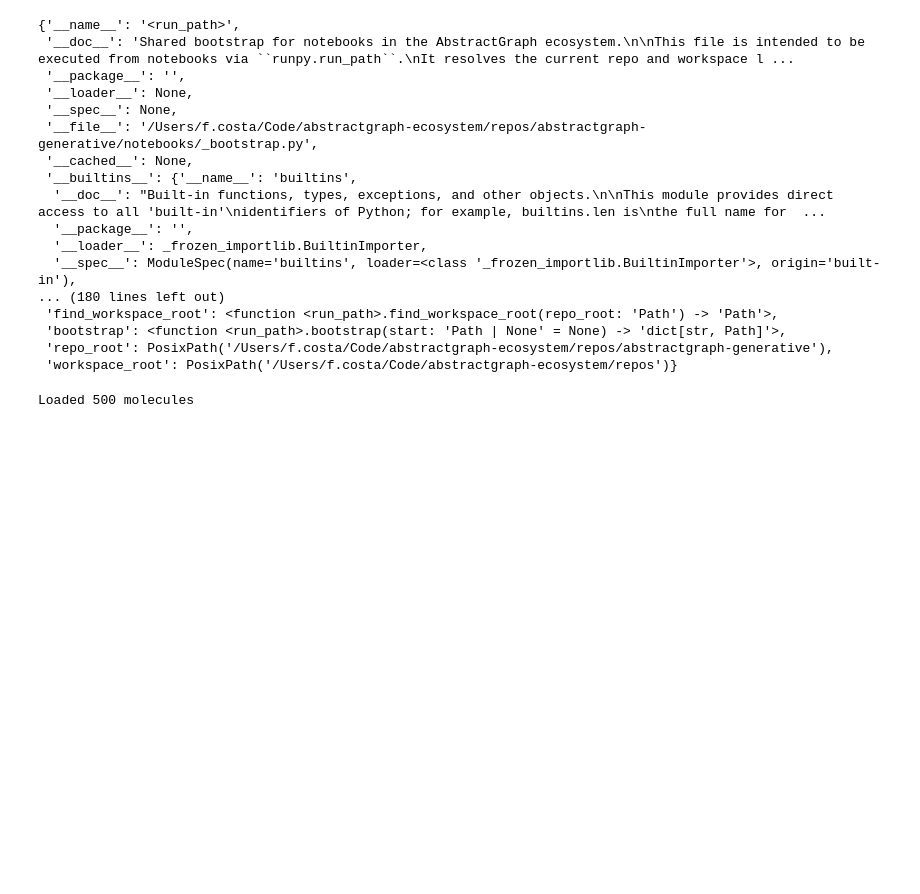
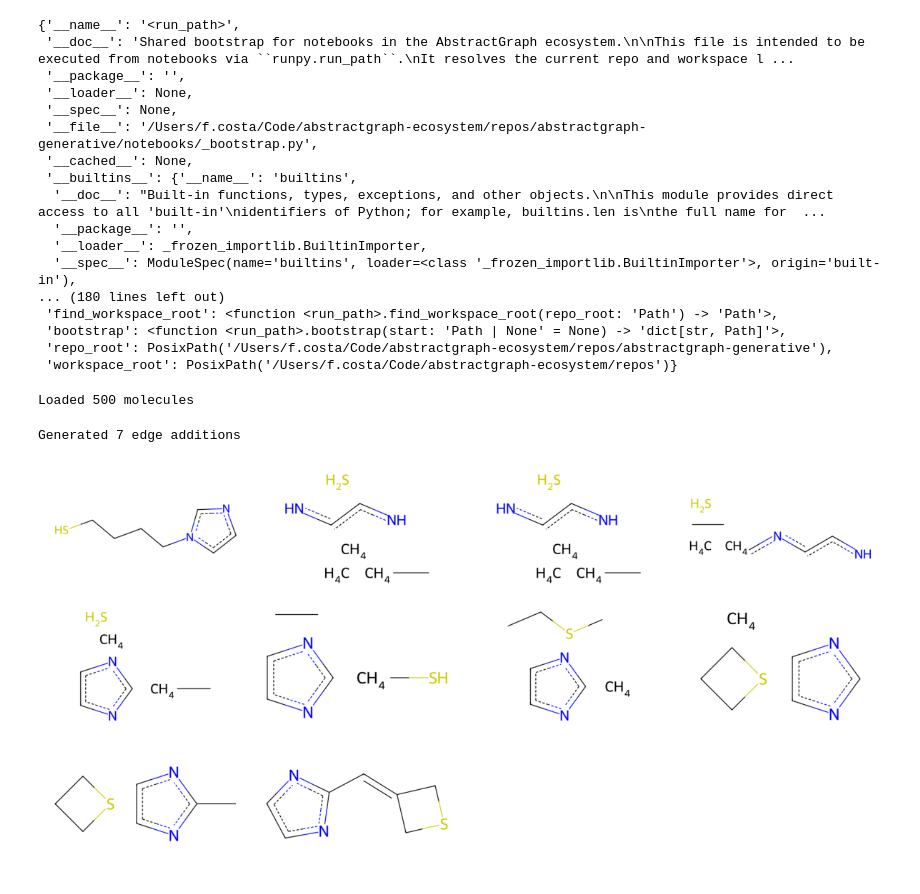
Before and after one commit to fabriziocosta/abstractgraph-generative, a Jupyter notebook: notebooks/examples/edge-generator-zinc-molecule-generation.ipynb, the cells around one changed output. Drawn from its saved outputs; the diff is of its cells as text; code cells hidden in the pictures; blank space fills up the shorter version.

```diff
--- a/notebooks/examples/edge-generator-zinc-molecule-generation.ipynb
+++ b/notebooks/examples/edge-generator-zinc-molecule-generation.ipynb
@@ -101,11 +101,14 @@ generator = EdgeGenerator(
     seed=0,
 ).fit(graphs)
 # %%
-source = graphs[0]
+source = graphs[1]
 start, target_edges = remove_edges(source, size=0.6, seed=0)
 path = generator.generate(start, n_edges=target_edges, return_path=True)
 if path:
     print(f"Generated {len(path) - 1} edge additions")
     draw_molecules([source, start, *path], n_graphs_per_line=4)
 else:
     print("No valid graph generated; try a larger training slice.")
+# %% [output]
+Generated 7 edge additions
+[figure, added]
```
